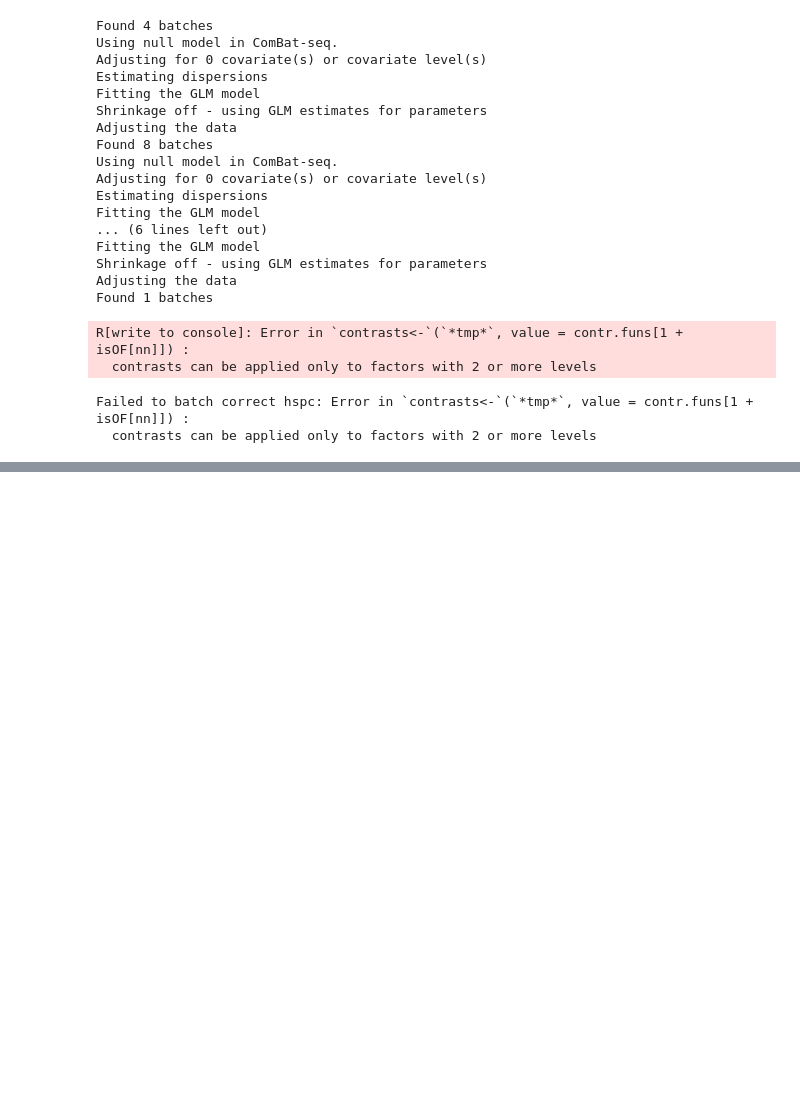
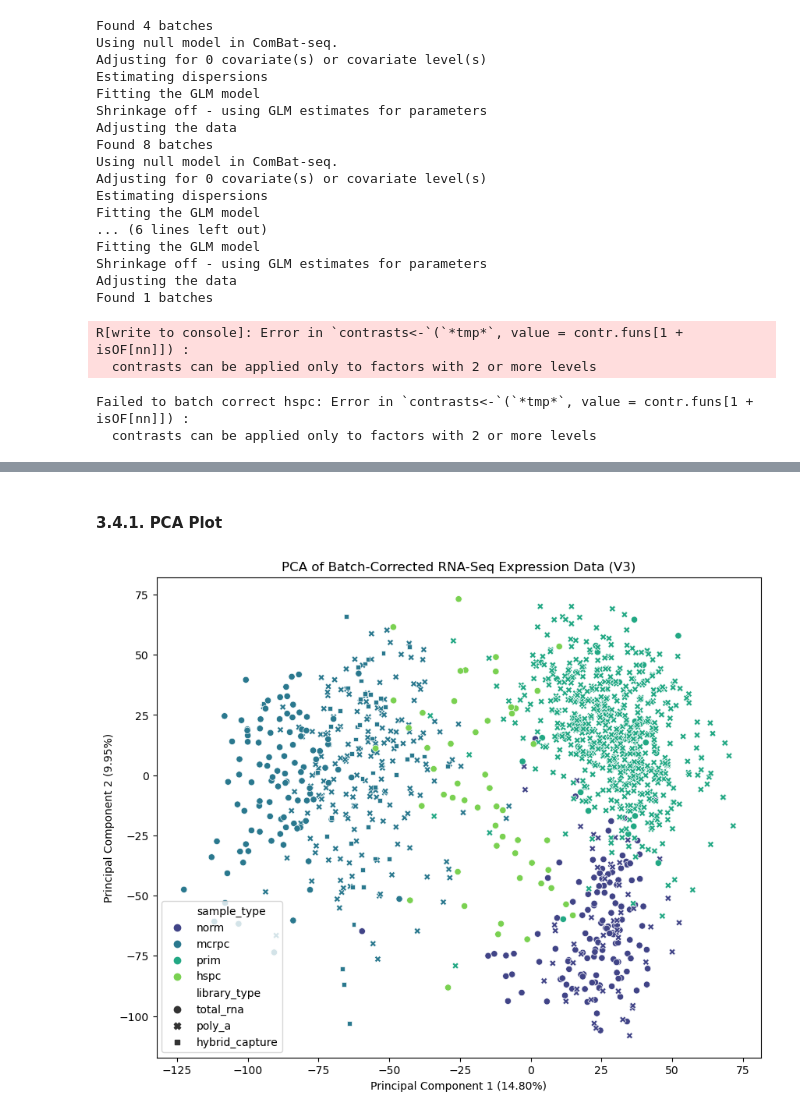
Before and after one commit to CarlosUziel/pca_wgcna_ml, a Jupyter notebook: notebooks/pcta_wcdt_gse221601.ipynb, the cells around one changed output, grey strips where cells are left out. Drawn from its saved outputs; the diff is of its cells as text; code cells hidden in the pictures; blank space fills up the shorter version.

```diff
--- a/notebooks/pcta_wcdt_gse221601.ipynb
+++ b/notebooks/pcta_wcdt_gse221601.ipynb
@@ -394,0 +518,45 @@ plt.show()
+# %% [markdown]
+#### 3.4.1. PCA Plot
+# %%
+vst_df_batch_corrected_third = rpy2_df_to_pd_df(
+    vst_transform(ro.r("as.matrix")(pd_df_to_rpy2_df(counts_df_batch_corrected_third)))
+)
+# %%
+pca_corrected_third = PCA(n_components=2)
+pca_result_corrected_third = pca_corrected_third.fit_transform(
+    vst_df_batch_corrected_third.T
+)
+
+pca_result_corrected_third = pd.DataFrame(
+    data=pca_result_corrected_third,
+    columns=["PC1", "PC2"],
+    index=vst_df_batch_corrected_third.columns,
+)
+pca_result_corrected_third["sample_type"] = annot_df.loc[
+    vst_df_batch_corrected_third.columns, "sample_type"
+].values
+pca_result_corrected_third["dataset"] = annot_df.loc[
+    vst_df_batch_corrected_third.columns, "dataset"
+].values
+pca_result_corrected_third["library_type"] = annot_df.loc[
+    vst_df_batch_corrected_third.columns, "library_type"
+].values
+explained_variance = pca_corrected_third.explained_variance_ratio_
+# %%
+plt.figure(figsize=(10, 8))
+sns.scatterplot(
+    x="PC1",
+    y="PC2",
+    hue="sample_type",
+    style="library_type",
+    data=pca_result_corrected_third,
+    palette="viridis",
+)
+plt.title("PCA of Batch-Corrected RNA-Seq Expression Data (V3)")
+plt.xlabel(f"Principal Component 1 ({explained_variance[0] * 100:.2f}%)")
+plt.ylabel(f"Principal Component 2 ({explained_variance[1] * 100:.2f}%)")
+plt.legend(loc="best")
+plt.savefig(PCTA_WCDT_GSE221601_ROOT / "data" / "pca_batch_corrected_v3.pdf")
+plt.show()
+# %% [output]
+[figure, added]
```
Also changed, not shown: parts of 27 cells of this notebook.
